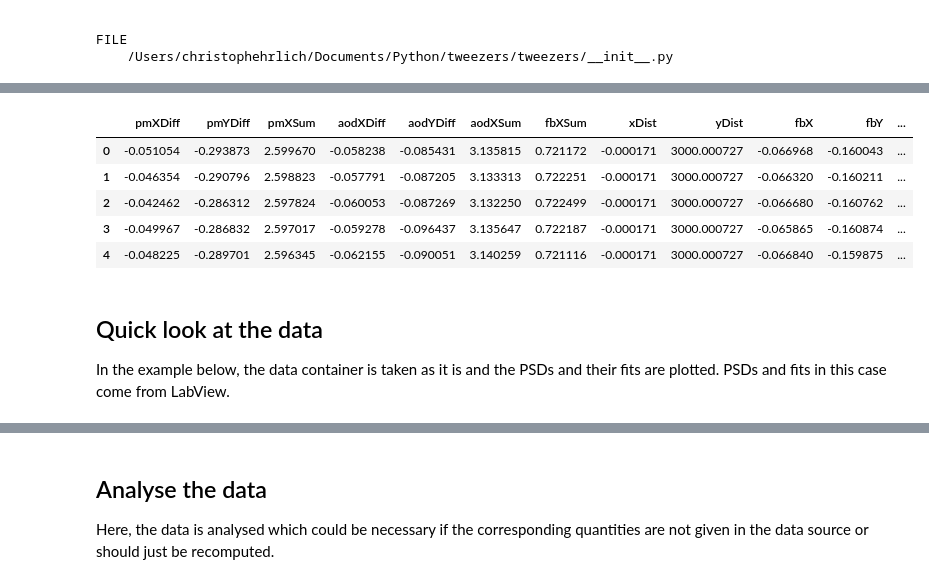
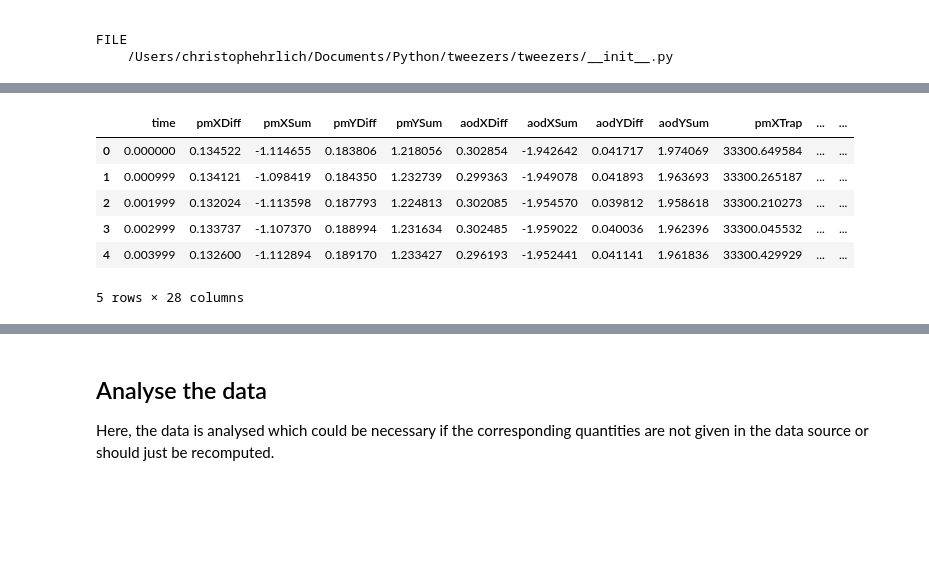
Before and after one commit to DollSimon/tweezers, a Jupyter notebook: notebooks/Introduction.ipynb, the cells around one changed output, grey strips where cells are left out. Saved outputs shown, nothing was run; the diff lists cells and outputs as text; code cells hidden in the pictures; blank space fills up the shorter version.

Commit message:
FIX: Updated example notebooks, added template for data analysis

```diff
--- a/notebooks/Introduction.ipynb
+++ b/notebooks/Introduction.ipynb
@@ -41,22 +41,24 @@ You can inspect the data object and look e.g. at its `meta` and `units` property
 # %%
 %load_ext autoreload
 %autoreload 2
-%matplotlib inline
+%matplotlib notebook
 
-from tweezers.io import TxtMpiSource
+import matplotlib as mpl
+import seaborn as sns
+
+from tweezers.io import TxtBiotecSource
 from tweezers import TweezersData
 from tweezers.plot.psd import PsdPlot, PsdFitPlot
-from tweezers.analysis.psd import PsdFitMle
+from tweezers.io import getAllIds, loadIds, loadSegments
+from tweezers.plot.interactive import CollectionPlot, SegmentSelector
 
-# fix for an IPython bug that overwrites seaborn style, hopefully fixed in the future
-import seaborn as sns
-sns.set_style('darkgrid')
-# make stuff in figures bigger
-sns.set_context('talk')
+# plotting options
+sns.set_context('poster')
+params = {'figure.figsize': (8.0, 5.0)}
+mpl.rcParams.update(params)
 
-pathData = '../tweezers/data/man_data/35_Date_2014_08_18_15_55_29.txt'
-pathPsd = '../tweezers/data/man_data/PSD_35_Date_2014_08_18_15_55_29.txt'
-pathTs = '../tweezers/data/man_data/TS_35_Date_2014_08_18_15_55_29.txt'
+pathData = '../tweezers/data/2017-01-13_16-32-24 FUSpolyN #012-000 DATA.txt'
+pathPsd = '../tweezers/data/2017-01-13_16-32-24 FUSpolyN #012 PSD.txt'
 
-source = TxtMpiSource(data=pathData, psd=pathPsd, ts=pathTs)
-data = TweezersData(source)
+source = TxtBiotecSource(data=pathData, psd=pathPsd)
+td = TweezersData(source)
@@ -63,13 +98,10 @@ data = TweezersData(source)
 # %%
-data.data.head()
+td.data.head()
 # %% [output]
-|  | pmXDiff | pmYDiff | pmXSum | aodXDiff | aodYDiff | aodXSum | fbXSum | xDist | yDist | fbX | fbY | ... |
-| 0 | -0.051054 | -0.293873 | 2.599670 | -0.058238 | -0.085431 | 3.135815 | 0.721172 | -0.000171 | 3000.000727 | -0.066968 | -0.160043 | ... |
-| 1 | -0.046354 | -0.290796 | 2.598823 | -0.057791 | -0.087205 | 3.133313 | 0.722251 | -0.000171 | 3000.000727 | -0.066320 | -0.160211 | ... |
-| 2 | -0.042462 | -0.286312 | 2.597824 | -0.060053 | -0.087269 | 3.132250 | 0.722499 | -0.000171 | 3000.000727 | -0.066680 | -0.160762 | ... |
-| 3 | -0.049967 | -0.286832 | 2.597017 | -0.059278 | -0.096437 | 3.135647 | 0.722187 | -0.000171 | 3000.000727 | -0.065865 | -0.160874 | ... |
-| 4 | -0.048225 | -0.289701 | 2.596345 | -0.062155 | -0.090051 | 3.140259 | 0.721116 | -0.000171 | 3000.000727 | -0.066840 | -0.159875 | ... |
+|  | time | pmXDiff | pmXSum | pmYDiff | pmYSum | aodXDiff | aodXSum | aodYDiff | aodYSum | pmXTrap | ... | ... |
+| 0 | 0.000000 | 0.134522 | -1.114655 | 0.183806 | 1.218056 | 0.302854 | -1.942642 | 0.041717 | 1.974069 | 33300.649584 | ... | ... |
+| 1 | 0.000999 | 0.134121 | -1.098419 | 0.184350 | 1.232739 | 0.299363 | -1.949078 | 0.041893 | 1.963693 | 33300.265187 | ... | ... |
+| 2 | 0.001999 | 0.132024 | -1.113598 | 0.187793 | 1.224813 | 0.302085 | -1.954570 | 0.039812 | 1.958618 | 33300.210273 | ... | ... |
+| 3 | 0.002999 | 0.133737 | -1.107370 | 0.188994 | 1.231634 | 0.302485 | -1.959022 | 0.040036 | 1.962396 | 33300.045532 | ... | ... |
+| 4 | 0.003999 | 0.132600 | -1.112894 | 0.189170 | 1.233427 | 0.296193 | -1.952441 | 0.041141 | 1.961836 | 33300.429929 | ... | ... |
+5 rows × 28 columns
-# %% [markdown]
-## Quick look at the data
-
-In the example below, the data container is taken as it is and the PSDs and their fits are plotted. PSDs and fits in this case come from LabView.
```
Also changed, not shown: parts of 24 cells of this notebook, 9 other files.
